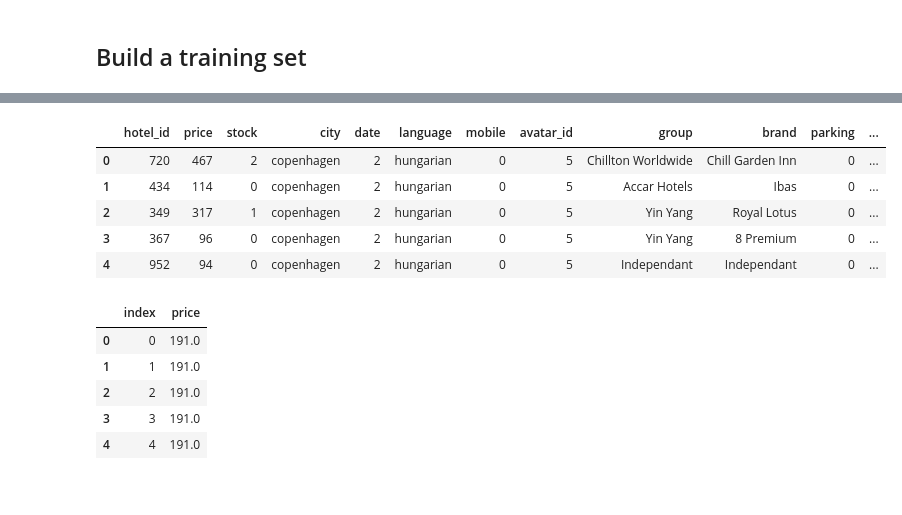
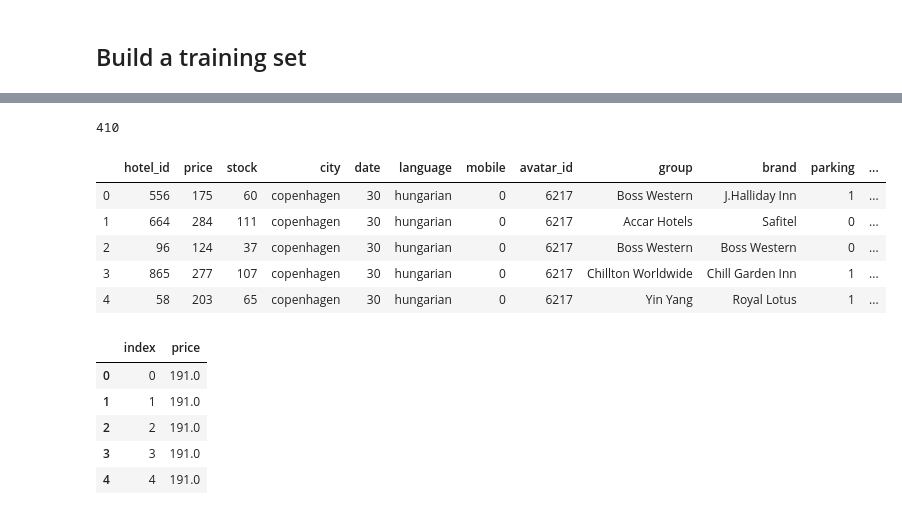
Before and after one commit to elisaduz/Defi-IA-2023, a Jupyter notebook: tutoriel-d-fi-ia-2023.ipynb, the cells around one changed output, grey strips where cells are left out. Drawn from its saved outputs; the diff is of its cells as text; code cells hidden in the pictures.

Commit message:
Update datatrain

```diff
--- a/tutoriel-d-fi-ia-2023.ipynb
+++ b/tutoriel-d-fi-ia-2023.ipynb
@@ -131 +148,22 @@ len(pricing_requests)
+# %%
+data=pd.read_csv('./Datatrain/test_requete.csv')
+# %%
+data=data.drop(['Unnamed: 0'],axis=1)
+# %%
+pricing_requests=pd.concat([data,pricing_requests])
+# %%
+pricing_requests
+# %% [output]
+410
+# %%
+hotels = pd.read_csv('features_hotels.csv', index_col=['hotel_id', 'city'])
+pricing_requests = pricing_requests.join(hotels, on=['hotel_id', 'city'])
+pricing_requests.head()
+# %% [output]
+|  | hotel_id | price | stock | city | date | language | mobile | avatar_id | group | brand | parking | ... |
+| 0 | 556 | 175 | 60 | copenhagen | 30 | hungarian | 0 | 6217 | Boss Western | J.Halliday Inn | 1 | ... |
+| 1 | 664 | 284 | 111 | copenhagen | 30 | hungarian | 0 | 6217 | Accar Hotels | Safitel | 0 | ... |
+| 2 | 96 | 124 | 37 | copenhagen | 30 | hungarian | 0 | 6217 | Boss Western | Boss Western | 0 | ... |
+| 3 | 865 | 277 | 107 | copenhagen | 30 | hungarian | 0 | 6217 | Chillton Worldwide | Chill Garden Inn | 1 | ... |
+| 4 | 58 | 203 | 65 | copenhagen | 30 | hungarian | 0 | 6217 | Yin Yang | Royal Lotus | 1 | ... |
 # %%
@@ -133,22 +171,11 @@ pricing_requests.to_csv('test_requete.csv')
 # %%
-hotels = pd.read_csv('../input/defi-ia-2023/features_hotels.csv', index_col=['hotel_id', 'city'])
-pricing_requests = pricing_requests.join(hotels, on=['hotel_id', 'city'])
-pricing_requests.head()
+# sample_submission = pd.read_csv('../input/defi-ia-2023/sample_submission.csv')
+# sample_submission.head()
 # %% [output]
-|  | hotel_id | price | stock | city | date | language | mobile | avatar_id | group | brand | parking | ... |
-| 0 | 720 | 467 | 2 | copenhagen | 2 | hungarian | 0 | 5 | Chillton Worldwide | Chill Garden Inn | 0 | ... |
-| 1 | 434 | 114 | 0 | copenhagen | 2 | hungarian | 0 | 5 | Accar Hotels | Ibas | 0 | ... |
-| 2 | 349 | 317 | 1 | copenhagen | 2 | hungarian | 0 | 5 | Yin Yang | Royal Lotus | 0 | ... |
-| 3 | 367 | 96 | 0 | copenhagen | 2 | hungarian | 0 | 5 | Yin Yang | 8 Premium | 0 | ... |
-| 4 | 952 | 94 | 0 | copenhagen | 2 | hungarian | 0 | 5 | Independant | Independant | 0 | ... |
+|  | index | price |
+| 0 | 0 | 191.0 |
+| 1 | 1 | 191.0 |
+| 2 | 2 | 191.0 |
+| 3 | 3 | 191.0 |
+| 4 | 4 | 191.0 |
-# %%
-sample_submission = pd.read_csv('../input/defi-ia-2023/sample_submission.csv')
-sample_submission.head()
-# %% [output]
-|  | index | price |
-| 0 | 0 | 191.0 |
-| 1 | 1 | 191.0 |
-| 2 | 2 | 191.0 |
-| 3 | 3 | 191.0 |
-| 4 | 4 | 191.0 |
 # %%
```
Also changed, not shown: parts of 9 cells of this notebook, 1 other file.
